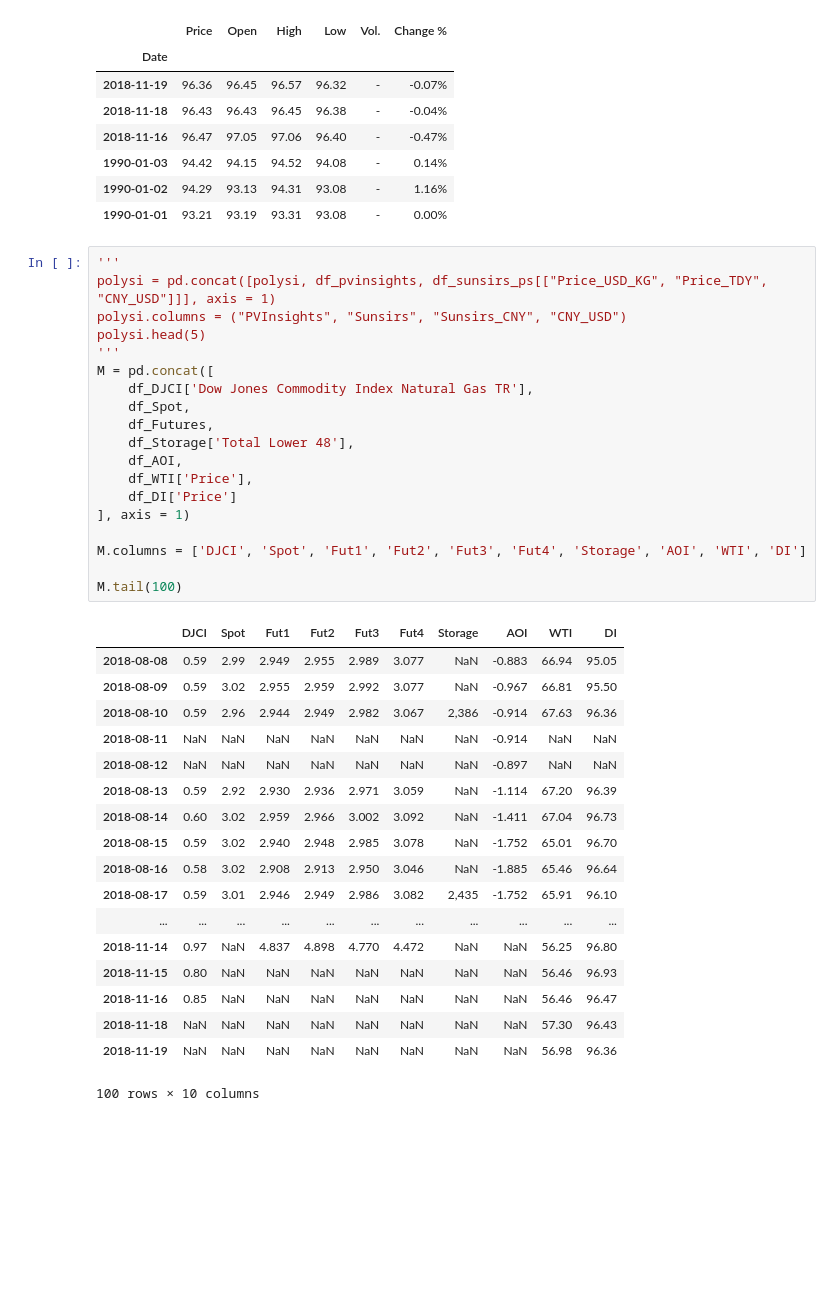
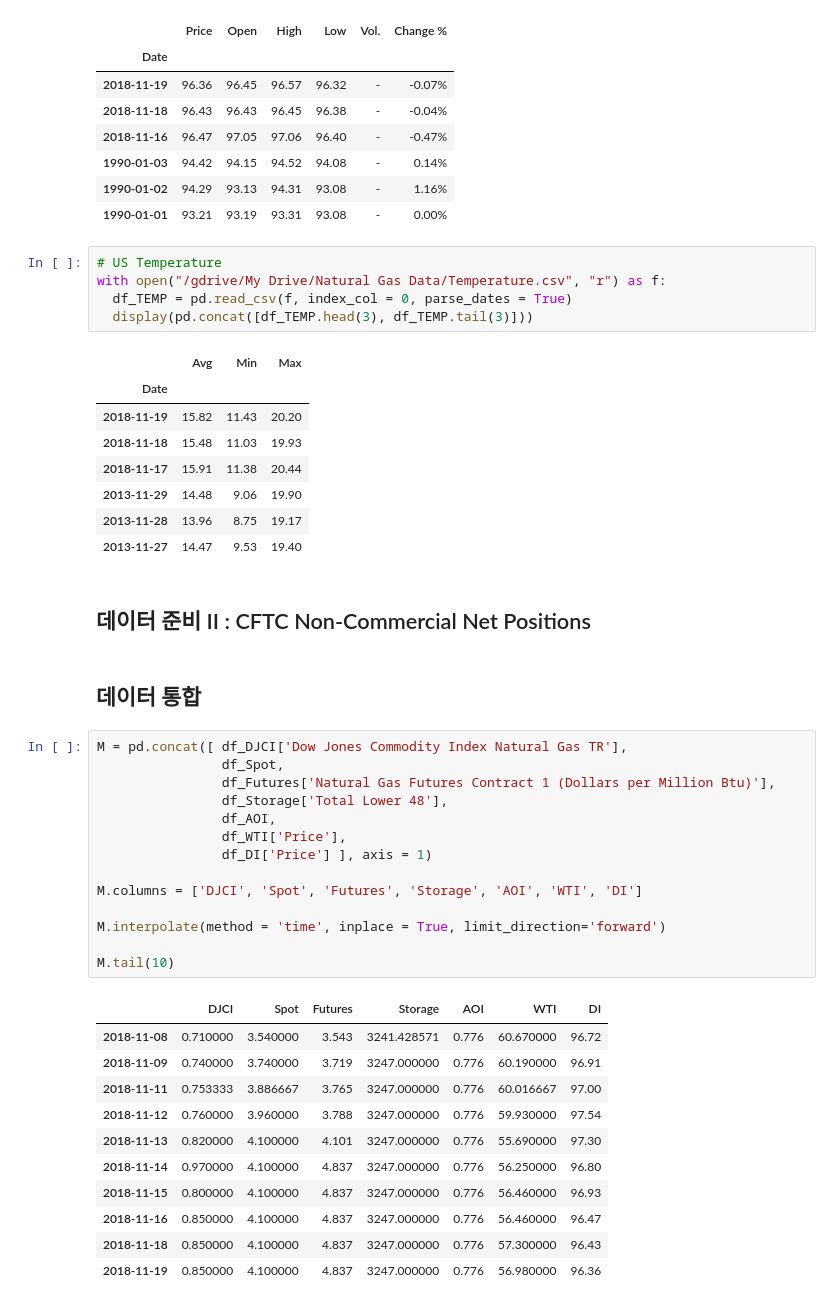
Before and after one commit to amun83/Financial-Data-Science, a Jupyter notebook: FD102_Forecasting_Natural_Gas_ETN_Prices.ipynb, the cells around one changed output. Saved outputs shown, nothing was run; the diff lists cells and outputs as text; blank space fills up the shorter version.

```diff
--- a/FD102_Forecasting_Natural_Gas_ETN_Prices.ipynb
+++ b/FD102_Forecasting_Natural_Gas_ETN_Prices.ipynb
@@ -142,41 +155,47 @@ with open("/gdrive/My Drive/Natural Gas Data/Dollar_Index.csv", "r") as f:
 | 1990-01-03 | 94.42 | 94.15 | 94.52 | 94.08 | - | 0.14% |
 | 1990-01-02 | 94.29 | 93.13 | 94.31 | 93.08 | - | 1.16% |
 | 1990-01-01 | 93.21 | 93.19 | 93.31 | 93.08 | - | 0.00% |
+# %%
+# US Temperature
+with open("/gdrive/My Drive/Natural Gas Data/Temperature.csv", "r") as f:
+  df_TEMP = pd.read_csv(f, index_col = 0, parse_dates = True)
+  display(pd.concat([df_TEMP.head(3), df_TEMP.tail(3)]))
+# %% [output]
+|  | Avg | Min | Max |
+| Date |  |  |  |
+| 2018-11-19 | 15.82 | 11.43 | 20.20 |
+| 2018-11-18 | 15.48 | 11.03 | 19.93 |
+| 2018-11-17 | 15.91 | 11.38 | 20.44 |
+| 2013-11-29 | 14.48 | 9.06 | 19.90 |
+| 2013-11-28 | 13.96 | 8.75 | 19.17 |
+| 2013-11-27 | 14.47 | 9.53 | 19.40 |
+# %% [markdown]
+## 데이터 준비 II : CFTC  Non-Commercial  Net Positions
+# %% [markdown]
+## 데이터 통합
 # %%
-'''
-polysi = pd.concat([polysi, df_pvinsights, df_sunsirs_ps[["Price_USD_KG", "Price_TDY", "CNY_USD"]]], axis = 1)
-polysi.columns = ("PVInsights", "Sunsirs", "Sunsirs_CNY", "CNY_USD")
-polysi.head(5)
-'''
-M = pd.concat([
-    df_DJCI['Dow Jones Commodity Index Natural Gas TR'],
-    df_Spot,
-    df_Futures,
-    df_Storage['Total Lower 48'],
-    df_AOI,
-    df_WTI['Price'],
-    df_DI['Price']
-], axis = 1)
+M = pd.concat([ df_DJCI['Dow Jones Commodity Index Natural Gas TR'],
+                df_Spot,
+                df_Futures['Natural Gas Futures Contract 1 (Dollars per Million Btu)'],
+                df_Storage['Total Lower 48'],
+                df_AOI,
+                df_WTI['Price'],
+                df_DI['Price'] ], axis = 1)
 
-M.columns = ['DJCI', 'Spot', 'Fut1', 'Fut2', 'Fut3', 'Fut4', 'Storage', 'AOI', 'WTI', 'DI']
+M.columns = ['DJCI', 'Spot', 'Futures', 'Storage', 'AOI', 'WTI', 'DI']
 
-M.tail(100)
+M.interpolate(method = 'time', inplace = True, limit_direction='forward')
+
+M.tail(10)
 # %% [output]
-|  | DJCI | Spot | Fut1 | Fut2 | Fut3 | Fut4 | Storage | AOI | WTI | DI |
-| 2018-08-08 | 0.59 | 2.99 | 2.949 | 2.955 | 2.989 | 3.077 | NaN | -0.883 | 66.94 | 95.05 |
-| 2018-08-09 | 0.59 | 3.02 | 2.955 | 2.959 | 2.992 | 3.077 | NaN | -0.967 | 66.81 | 95.50 |
-| 2018-08-10 | 0.59 | 2.96 | 2.944 | 2.949 | 2.982 | 3.067 | 2,386 | -0.914 | 67.63 | 96.36 |
-| 2018-08-11 | NaN | NaN | NaN | NaN | NaN | NaN | NaN | -0.914 | NaN | NaN |
-| 2018-08-12 | NaN | NaN | NaN | NaN | NaN | NaN | NaN | -0.897 | NaN | NaN |
-| 2018-08-13 | 0.59 | 2.92 | 2.930 | 2.936 | 2.971 | 3.059 | NaN | -1.114 | 67.20 | 96.39 |
-| 2018-08-14 | 0.60 | 3.02 | 2.959 | 2.966 | 3.002 | 3.092 | NaN | -1.411 | 67.04 | 96.73 |
-| 2018-08-15 | 0.59 | 3.02 | 2.940 | 2.948 | 2.985 | 3.078 | NaN | -1.752 | 65.01 | 96.70 |
-| 2018-08-16 | 0.58 | 3.02 | 2.908 | 2.913 | 2.950 | 3.046 | NaN | -1.885 | 65.46 | 96.64 |
-| 2018-08-17 | 0.59 | 3.01 | 2.946 | 2.949 | 2.986 | 3.082 | 2,435 | -1.752 | 65.91 | 96.10 |
-| ... | ... | ... | ... | ... | ... | ... | ... | ... | ... | ... |
-| 2018-11-14 | 0.97 | NaN | 4.837 | 4.898 | 4.770 | 4.472 | NaN | NaN | 56.25 | 96.80 |
-| 2018-11-15 | 0.80 | NaN | NaN | NaN | NaN | NaN | NaN | NaN | 56.46 | 96.93 |
-| 2018-11-16 | 0.85 | NaN | NaN | NaN | NaN | NaN | NaN | NaN | 56.46 | 96.47 |
-| 2018-11-18 | NaN | NaN | NaN | NaN | NaN | NaN | NaN | NaN | 57.30 | 96.43 |
-| 2018-11-19 | NaN | NaN | NaN | NaN | NaN | NaN | NaN | NaN | 56.98 | 96.36 |
+|  | DJCI | Spot | Futures | Storage | AOI | WTI | DI |
+| 2018-11-08 | 0.710000 | 3.540000 | 3.543 | 3241.428571 | 0.776 | 60.670000 | 96.72 |
+| 2018-11-09 | 0.740000 | 3.740000 | 3.719 | 3247.000000 | 0.776 | 60.190000 | 96.91 |
+| 2018-11-11 | 0.753333 | 3.886667 | 3.765 | 3247.000000 | 0.776 | 60.016667 | 97.00 |
+| 2018-11-12 | 0.760000 | 3.960000 | 3.788 | 3247.000000 | 0.776 | 59.930000 | 97.54 |
+| 2018-11-13 | 0.820000 | 4.100000 | 4.101 | 3247.000000 | 0.776 | 55.690000 | 97.30 |
+| 2018-11-14 | 0.970000 | 4.100000 | 4.837 | 3247.000000 | 0.776 | 56.250000 | 96.80 |
+| 2018-11-15 | 0.800000 | 4.100000 | 4.837 | 3247.000000 | 0.776 | 56.460000 | 96.93 |
+| 2018-11-16 | 0.850000 | 4.100000 | 4.837 | 3247.000000 | 0.776 | 56.460000 | 96.47 |
+| 2018-11-18 | 0.850000 | 4.100000 | 4.837 | 3247.000000 | 0.776 | 57.300000 | 96.43 |
+| 2018-11-19 | 0.850000 | 4.100000 | 4.837 | 3247.000000 | 0.776 | 56.980000 | 96.36 |
-100 rows × 10 columns
```
Also changed, not shown: parts of 25 cells of this notebook.
